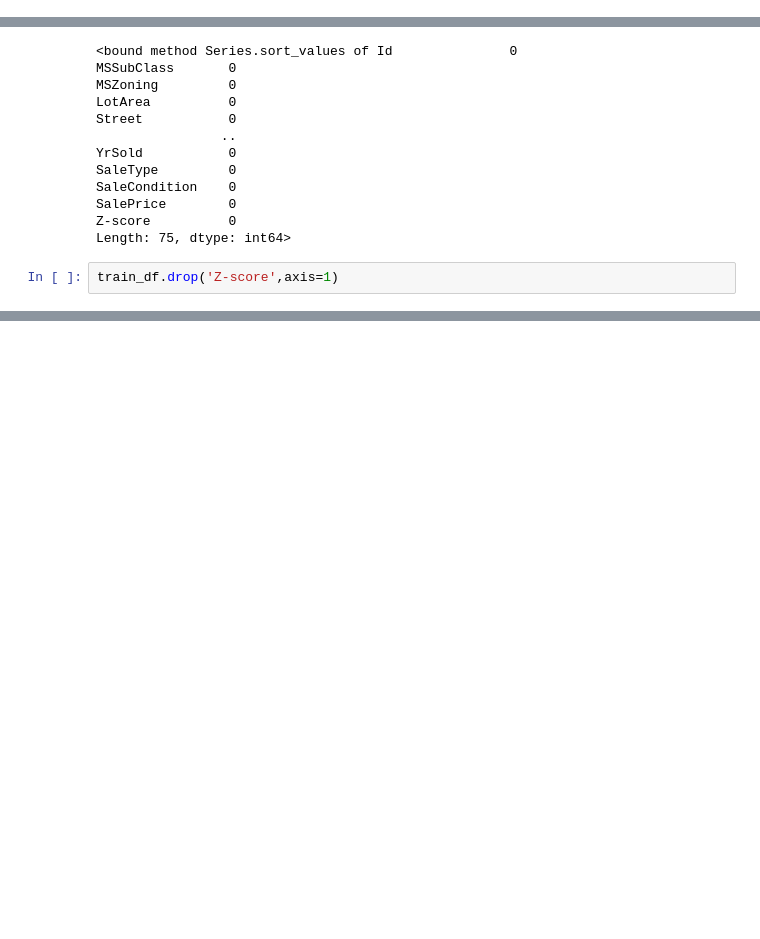
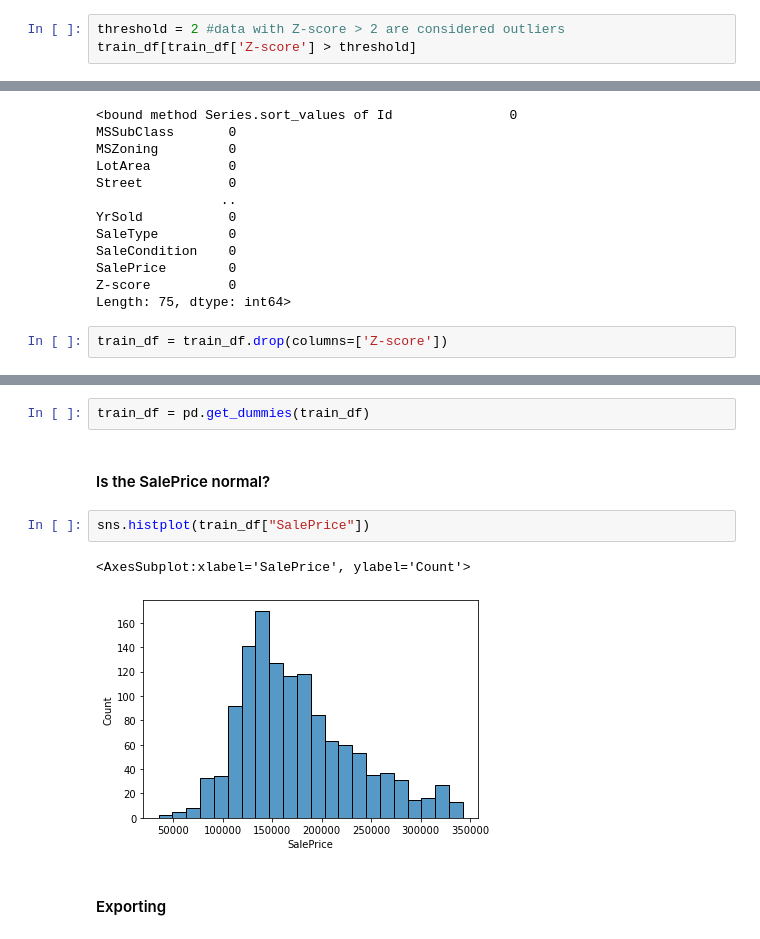
Before and after one commit to sabrinasartori/housing-prices, a Jupyter notebook: notebooks/01-exploratory_data_analysis.ipynb, the cells around one changed output, grey strips where cells are left out. Drawn from its saved outputs; the diff is of its cells as text; blank space fills up the shorter version.

```diff
--- a/notebooks/01-exploratory_data_analysis.ipynb
+++ b/notebooks/01-exploratory_data_analysis.ipynb
@@ -276,0 +282,3 @@ train_df['Z-score'] = z_scores
+# %%
+threshold = 2 #data with Z-score > 2 are considered outliers
+train_df[train_df['Z-score'] > threshold]
@@ -315,4 +319,4 @@ SalePrice        0
 Z-score          0
 Length: 75, dtype: int64>
 # %%
-train_df.drop('Z-score',axis=1)
+train_df = train_df.drop(columns=['Z-score'])
@@ -332,0 +323,11 @@ train_df.drop('Z-score',axis=1)
+# %%
+train_df = pd.get_dummies(train_df)
+# %% [markdown]
+#### Is the SalePrice normal?
+# %%
+sns.histplot(train_df["SalePrice"])
+# %% [output]
+<AxesSubplot:xlabel='SalePrice', ylabel='Count'>
+[figure, added]
+# %% [markdown]
+#### Exporting
```
Also changed, not shown: parts of 15 cells of this notebook, 3 other files.
